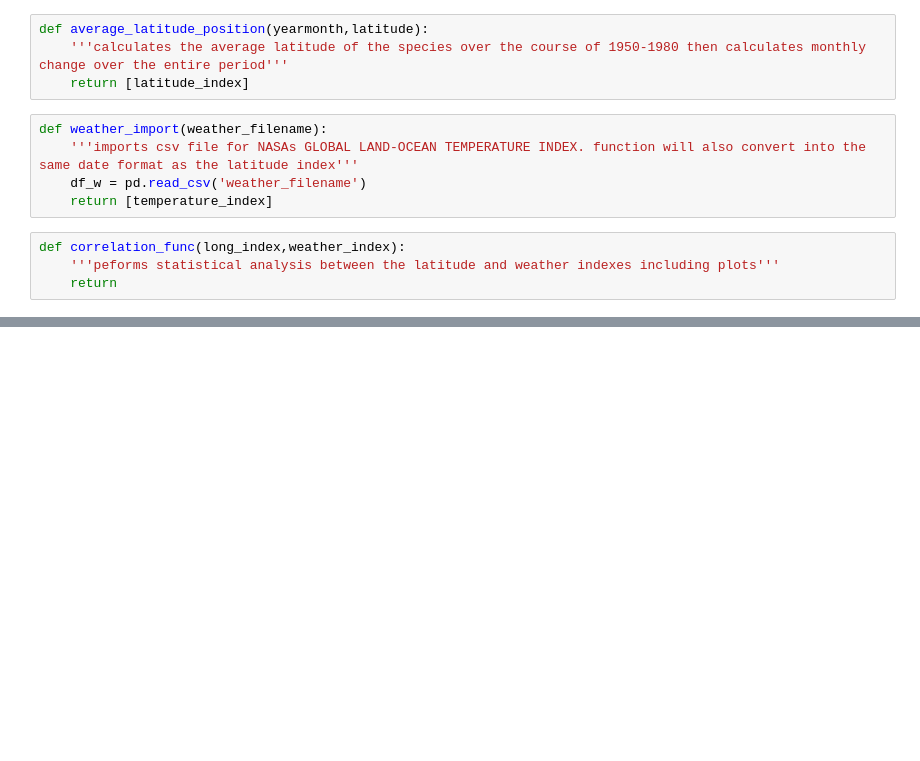
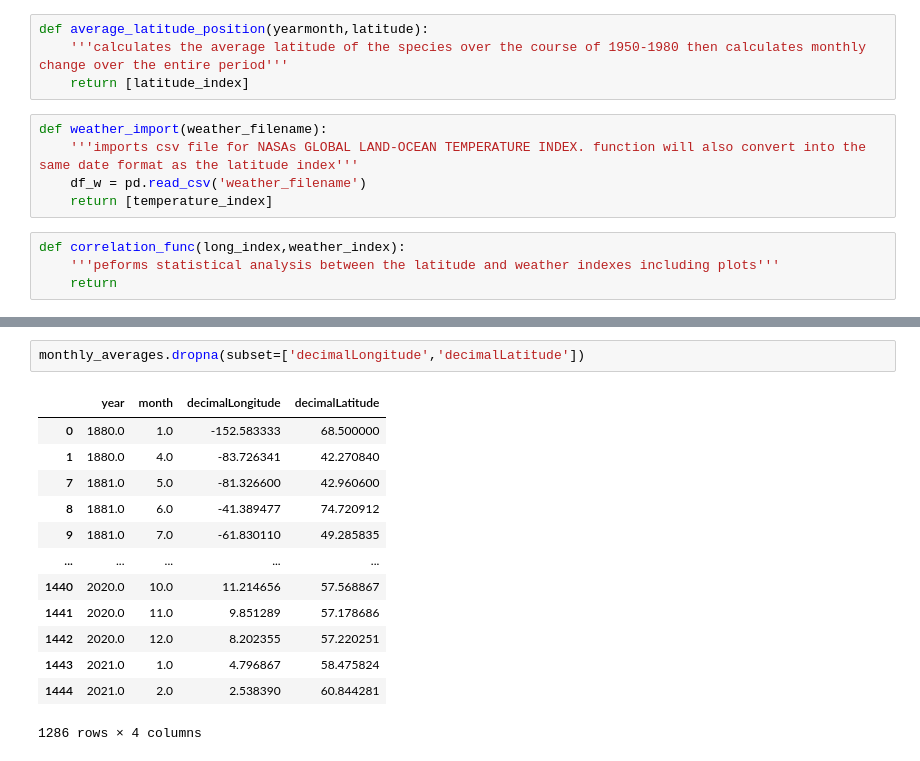
Before and after one commit to sopkojos/bird_migration, a Jupyter notebook: bird_migration_working.ipynb, the cells around one changed output, grey strips where cells are left out. Drawn from its saved outputs; the diff is of its cells as text; blank space fills up the shorter version.

```diff
--- a/bird_migration_working.ipynb
+++ b/bird_migration_working.ipynb
@@ -44,0 +60,16 @@ NameError: name 'shape' is not defined
+# %%
+monthly_averages.dropna(subset=['decimalLongitude','decimalLatitude'])
+# %% [output]
+|  | year | month | decimalLongitude | decimalLatitude |
+| 0 | 1880.0 | 1.0 | -152.583333 | 68.500000 |
+| 1 | 1880.0 | 4.0 | -83.726341 | 42.270840 |
+| 7 | 1881.0 | 5.0 | -81.326600 | 42.960600 |
+| 8 | 1881.0 | 6.0 | -41.389477 | 74.720912 |
+| 9 | 1881.0 | 7.0 | -61.830110 | 49.285835 |
+| ... | ... | ... | ... | ... |
+| 1440 | 2020.0 | 10.0 | 11.214656 | 57.568867 |
+| 1441 | 2020.0 | 11.0 | 9.851289 | 57.178686 |
+| 1442 | 2020.0 | 12.0 | 8.202355 | 57.220251 |
+| 1443 | 2021.0 | 1.0 | 4.796867 | 58.475824 |
+| 1444 | 2021.0 | 2.0 | 2.538390 | 60.844281 |
+1286 rows × 4 columns
```
Also changed, not shown: parts of 18 cells of this notebook.
